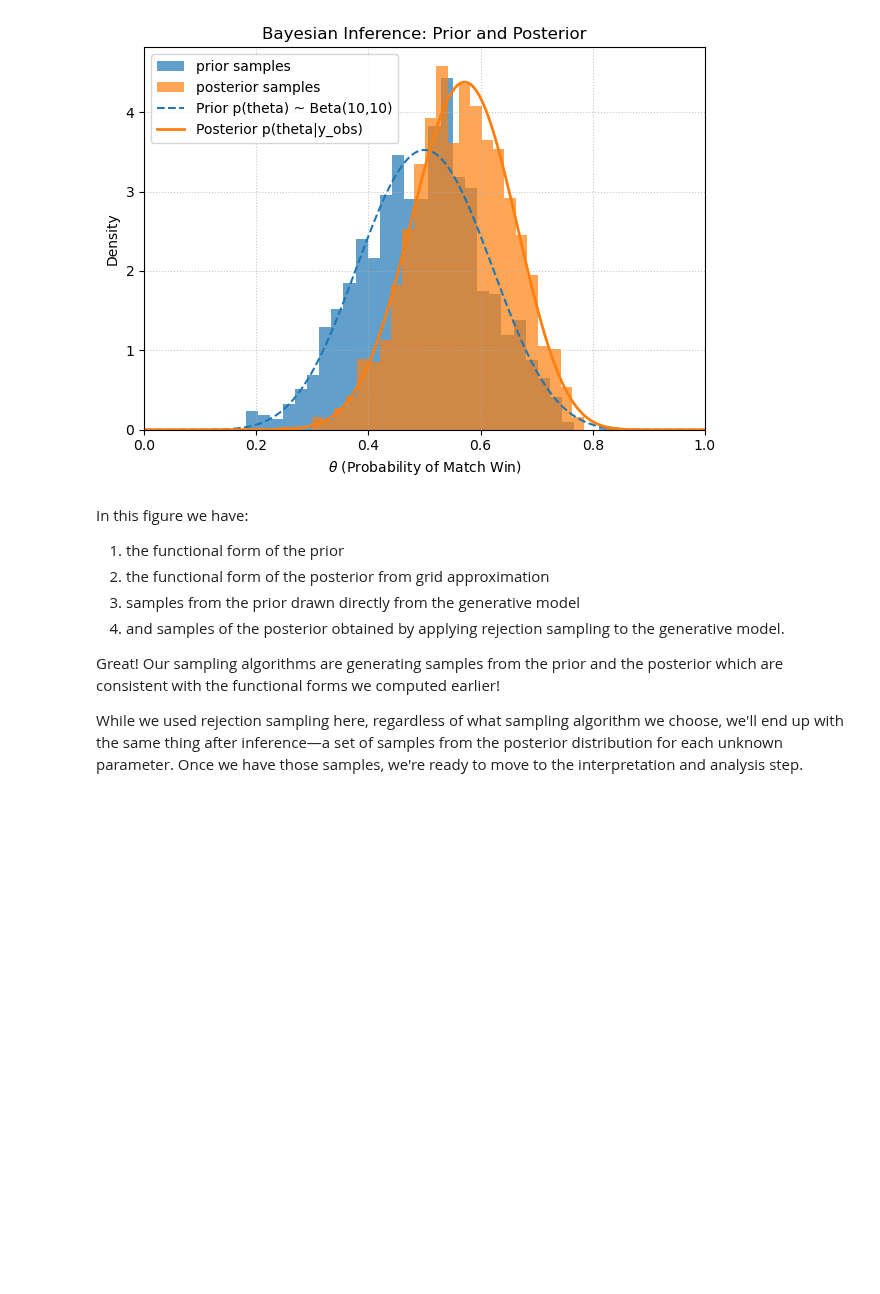
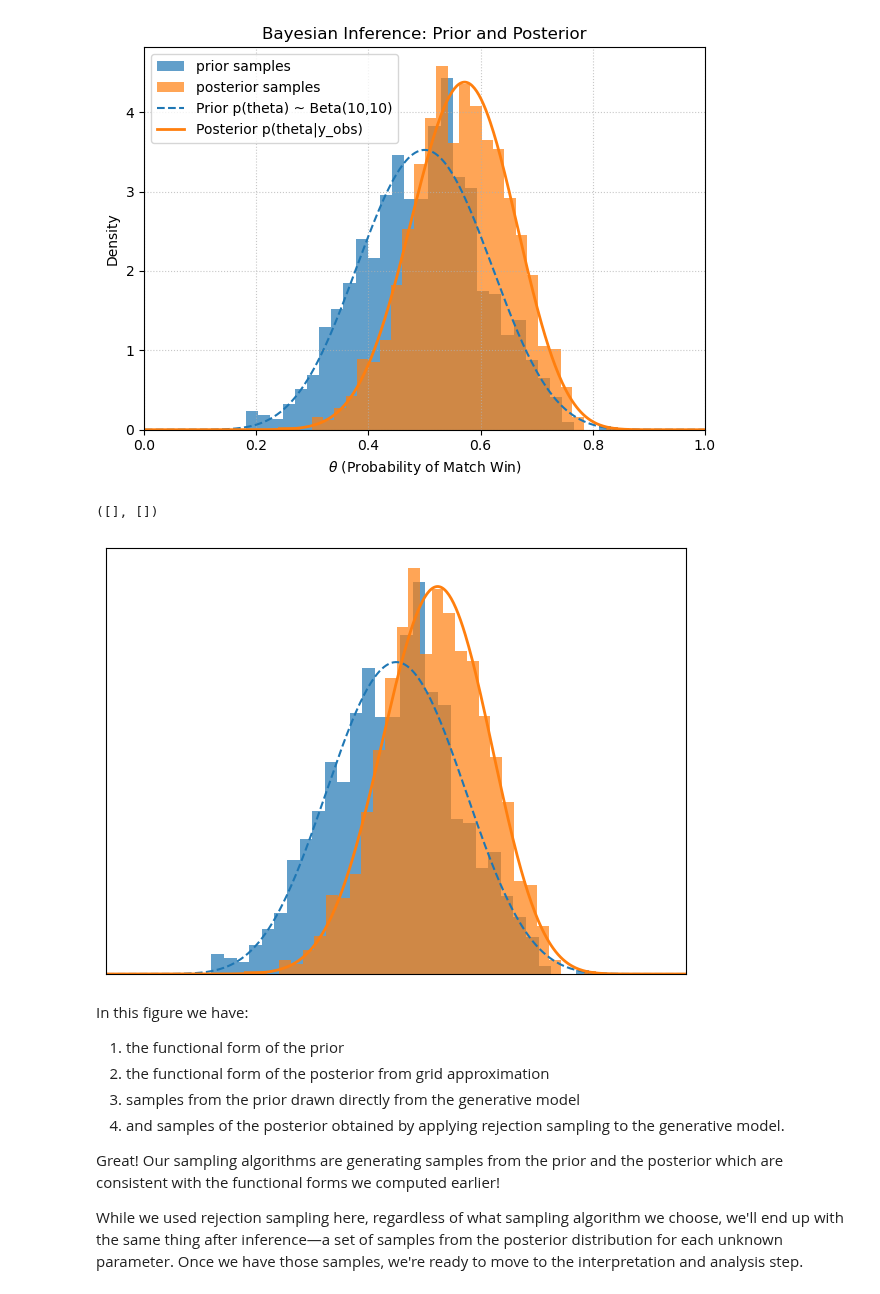
Before and after one commit to mcb00/rr-blog, a Jupyter notebook: posts/bayes/bayes.ipynb, the cells around one changed output. Drawn from its saved outputs; the diff is of its cells as text; code cells hidden in the pictures; blank space fills up the shorter version.

Commit message:
Add histogram thumbnail and code to generate it

```diff
--- a/posts/bayes/bayes.ipynb
+++ b/posts/bayes/bayes.ipynb
@@ -414,6 +414,26 @@ plt.ylim(bottom=0)
 plt.tight_layout();
 # %% [output]
 [figure]
+# %%
+#| echo: false
+#| output: false
+
+# to generate the post thumbnail
+
+fig, ax = plt.subplots()
+prior_samples = outcome_df["theta"]
+prior_samples.hist(density=True, bins=30, alpha=0.7, color=prior_color, label="prior samples", ax=ax)
+posterior_samples.hist(density=True, bins=30, alpha=0.7, color=post_color, label="posterior samples", ax=ax)
+ax.plot(theta_grid, prior_values, label=f'Prior p(theta) ~ Beta({alpha_param},{beta_param})', linestyle='--', color=prior_color)
+ax.plot(theta_grid, posterior_values, label=f'Posterior p(theta|y_obs)', color=post_color, linewidth=2)
+plt.xlim(0, 1)
+plt.ylim(bottom=0)
+plt.tight_layout();
+plt.xticks([])
+plt.yticks([])
+# %% [output]
+([], [])
+[figure, added]
 # %% [markdown]
 
 
```
Also changed, not shown: parts of 1 cell of this notebook, 1 other file.
